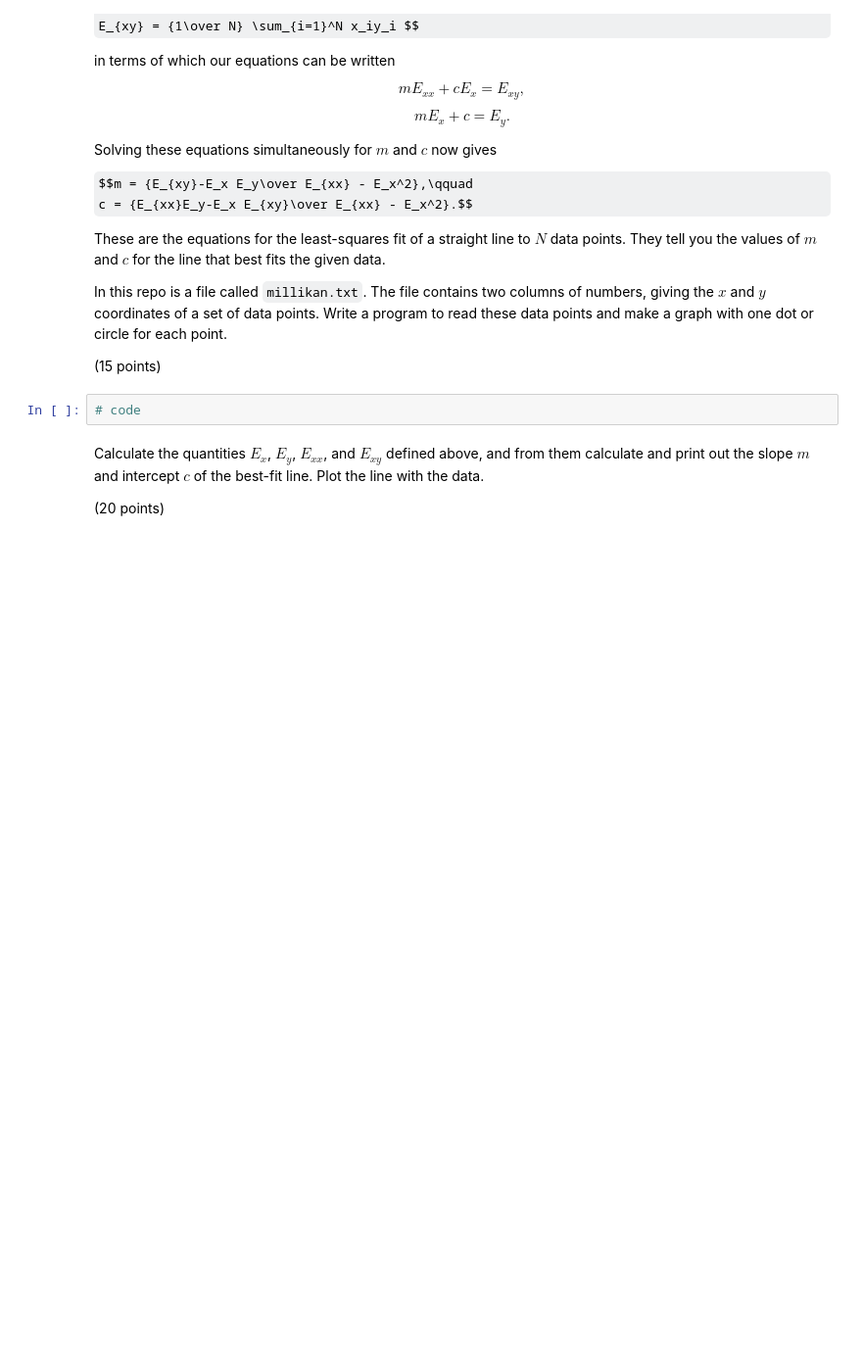
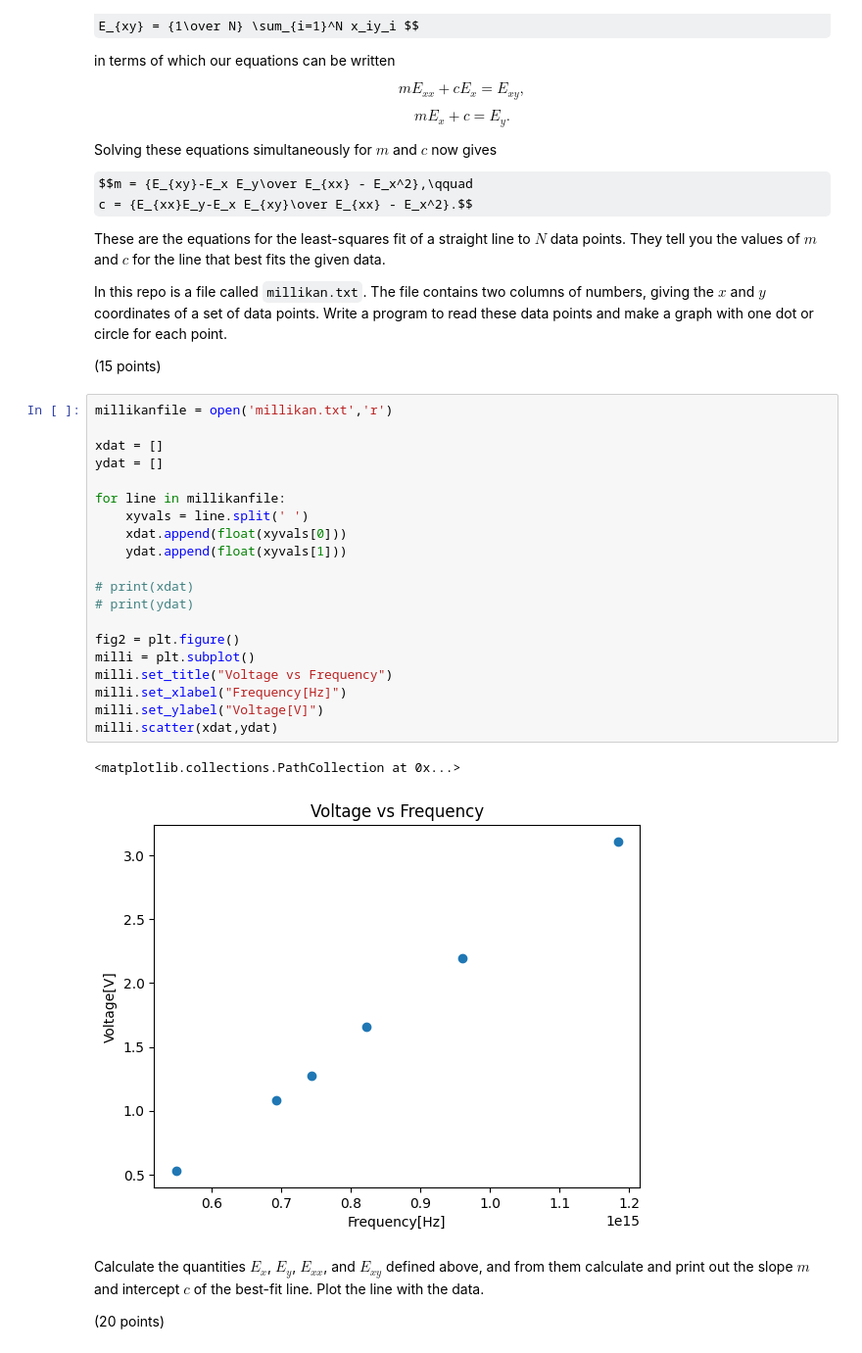
Before and after one commit to AtomLikeInPhysics/Tom-PHYS50733, a Jupyter notebook: Homework1/Homework1.ipynb, the cells around one changed output. Shown at 98% size. Saved outputs shown, nothing was run; the diff lists cells and outputs as text; some formulas as TeX source; blank space fills up the shorter version.

```diff
--- a/Homework1/Homework1.ipynb
+++ b/Homework1/Homework1.ipynb
@@ -157,7 +157,28 @@ point.
 
 (15 points)
 # %%
-# code
+millikanfile = open('millikan.txt','r')
+
+xdat = []
+ydat = []
+
+for line in millikanfile:
+    xyvals = line.split(' ')
+    xdat.append(float(xyvals[0]))
+    ydat.append(float(xyvals[1]))
+
+# print(xdat)
+# print(ydat)
+
+fig2 = plt.figure()
+milli = plt.subplot()
+milli.set_title("Voltage vs Frequency")
+milli.set_xlabel("Frequency[Hz]")
+milli.set_ylabel("Voltage[V]")
+milli.scatter(xdat,ydat)
+# %% [output]
+<matplotlib.collections.PathCollection at 0x...>
+[figure, added]
 # %% [markdown]
 Calculate the quantities $E_x$, $E_y$, $E_{xx}$, and $E_{xy}$ defined above, and from them calculate and print out the slope $m$ and intercept $c$ of the best-fit line. Plot the line with the data.
 
```
Also changed, not shown: parts of 2 cells of this notebook, 1 other file.
